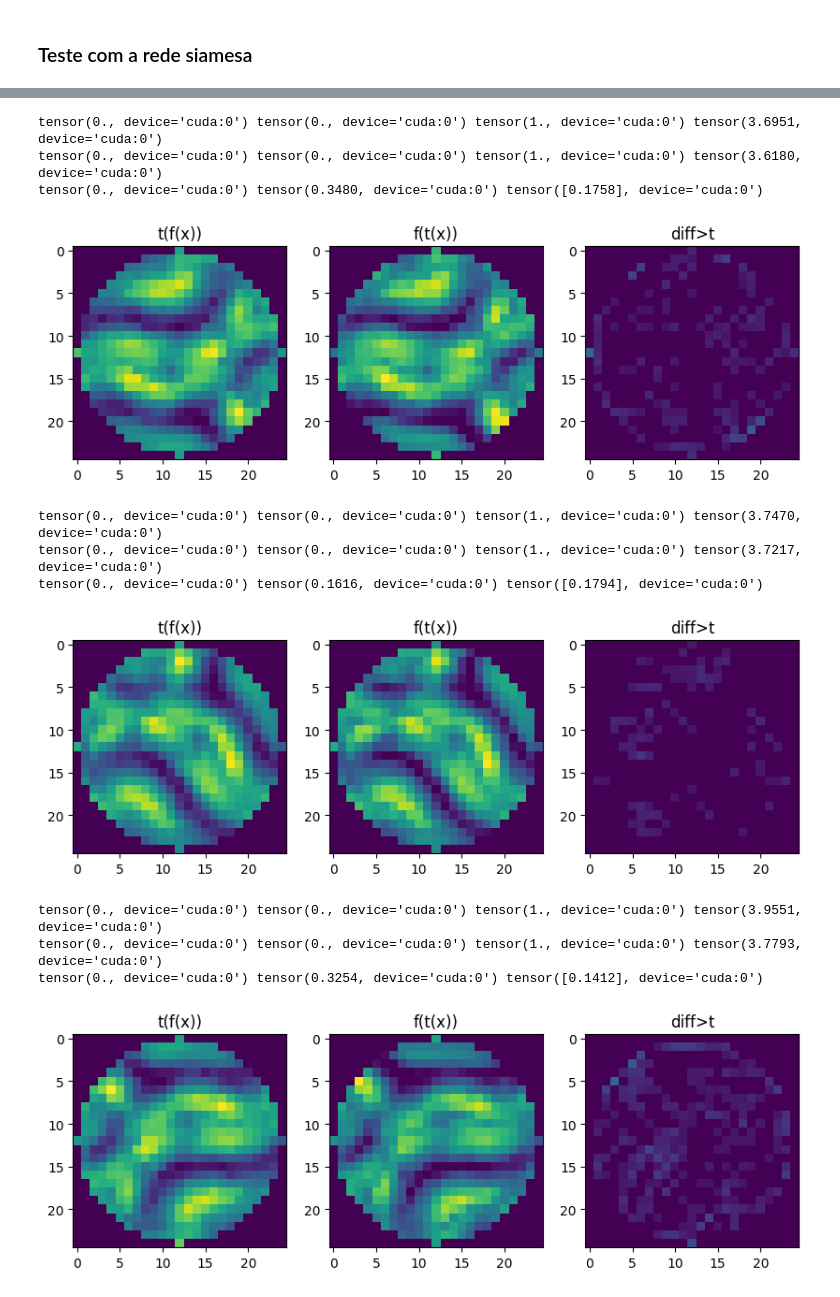
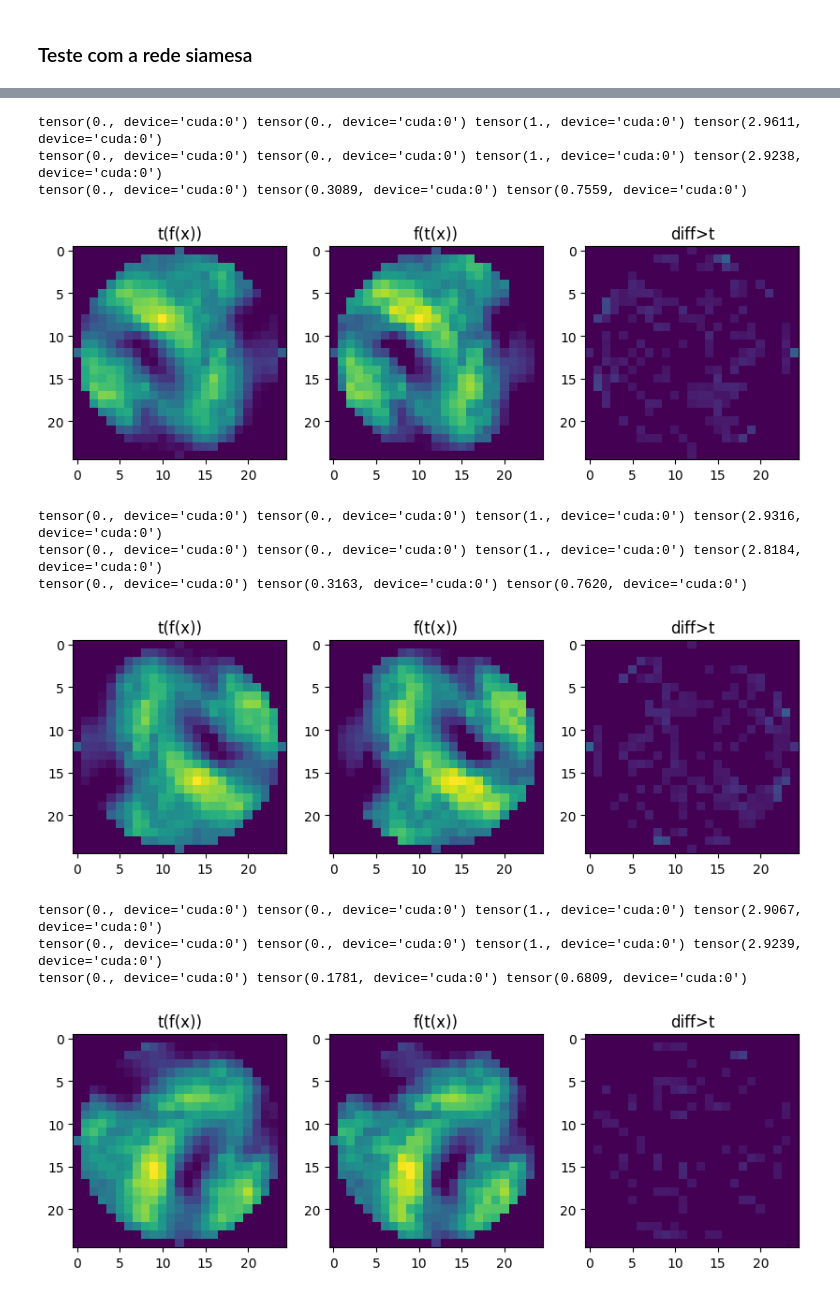
Before and after one commit to binarycode11/singular-points, a Jupyter notebook: siamesa.ipynb, the cells around one changed output, grey strips where cells are left out. Saved outputs shown, nothing was run; the diff lists cells and outputs as text; code cells hidden in the pictures.

```diff
--- a/siamesa.ipynb
+++ b/siamesa.ipynb
@@ -172,8 +170,7 @@ class Discriminator(nn.Module):
         super().__init__()
         #criar camadas densa a partir de x que é uma cnn
         self.dense1 = nn.Linear(2*1*25*25, 256)
-        self.dense2 = nn.Linear(256, 64)
-        self.dense3 = nn.Linear(64, 1)
+        self.dense2 = nn.Linear(256, 128)
         #função de ativação ideal para retornar um valor entre 0 e 1
         self.activation = nn.Sigmoid()
 
@@ -185,8 +182,11 @@ class Discriminator(nn.Module):
         x = torch.cat((flatten_x1,flatten_x2),dim=1)
         x = self.dense1(x)
         x = self.dense2(x)
-        x = self.dense3(x)
-        x = self.activation(x)
+        # Calculando a diferença entre os embeddings
+        # diff = flatten_x1 - flatten_x2
+        # Calculando a distância euclidiana
+        distance = torch.norm(x, dim=1)
+        x = self.activation(distance)
         return x
 
 
@@ -203,10 +203,11 @@ class Siamesa(nn.Module):
         return x
 
 
-X1=torch.ones(8,2,31,31).to(device)
+X1=torch.rand(8,2,31,31).to(device)
+X2=torch.rand(8,2,31,31).to(device)
 
 model =Siamesa(n_dim=31,n_channel=2).to(device)
-temp = model(X1,X1)
+temp = model(X1,X2)
 
-temp.shape
+temp
 # %% [output]
@@ -261,7 +263,7 @@ def test(model,test_loader,loss_fn,device='cpu'):
 
 #Create methods to calculate loss
 def loss_fn(output_pos,output_neg):
-    margim = 0.4
+    margim = 0.5
     zero = torch.tensor(0.,requires_grad=True).to(output_pos.device)
     loss = output_pos - output_neg + margim
     loss = torch.max(torch.tensor(0),loss)
@@ -301,5 +297,5 @@ def train(model,train_loader,test_loader,loss_fn,epochs=10,device='cpu'):
         print(f'Epoch: {epoch}, Train Loss: {loss_train:.4f}, Test Loss: {loss_test:.4f}')
 
 
-train(model,train_loader,test_loader,loss_fn,epochs=25,device=device)
+train(model,train_loader,test_loader,loss_fn,epochs=150,device=device)
 # %% [output]
@@ -351,15 +347,17 @@ model_discriminator = model.discriminator
 torch.manual_seed(42)
 angles =  torch.tensor(np.random.uniform(low=0.0, high=360.0, size=10)//1, dtype=torch.float32).to(device)
 
-c_mask = create_circular_mask(y.shape[2],y.shape[3])
-c_mask = torch.tensor(c_mask).to(device)
+
 
 iterator=iter(test_loader)
 data = next(iterator)
 index = 5
 with torch.no_grad():
     y = model_feature(data)
-    show_images(normalize_tensor(data[index,0]),normalize_tensor(data[index,1]),normalize_tensor(y[index,0]),title1="X",title2="y",title3="y")
+    c_mask = create_circular_mask(y.shape[2],y.shape[3])
+    c_mask = torch.tensor(c_mask).to(device)
+
+    show_images(normalize_tensor(data[index,0]),normalize_tensor(data[index,1]),normalize_tensor(y[index,0]),title1="X(NSM)",title2="X(Orie)",title3="y")
     for angle in angles:
         data_rotated, y_rotated = rotate_images(data, y, angle)
         y_rotated2 = model_feature(data_rotated)
@@ -385,12 +383,12 @@ with torch.no_grad():
-tensor(0., device='cuda:0') tensor(0., device='cuda:0') tensor(1., device='cuda:0') tensor(3.6951, device='cuda:0')
-tensor(0., device='cuda:0') tensor(0., device='cuda:0') tensor(1., device='cuda:0') tensor(3.6180, device='cuda:0')
-tensor(0., device='cuda:0') tensor(0.3480, device='cuda:0') tensor([0.1758], device='cuda:0')
+tensor(0., device='cuda:0') tensor(0., device='cuda:0') tensor(1., device='cuda:0') tensor(2.9611, device='cuda:0')
+tensor(0., device='cuda:0') tensor(0., device='cuda:0') tensor(1., device='cuda:0') tensor(2.9238, device='cuda:0')
+tensor(0., device='cuda:0') tensor(0.3089, device='cuda:0') tensor(0.7559, device='cuda:0')
-[figure, old version]
+[figure, new version]
-tensor(0., device='cuda:0') tensor(0., device='cuda:0') tensor(1., device='cuda:0') tensor(3.7470, device='cuda:0')
-tensor(0., device='cuda:0') tensor(0., device='cuda:0') tensor(1., device='cuda:0') tensor(3.7217, device='cuda:0')
-tensor(0., device='cuda:0') tensor(0.1616, device='cuda:0') tensor([0.1794], device='cuda:0')
+tensor(0., device='cuda:0') tensor(0., device='cuda:0') tensor(1., device='cuda:0') tensor(2.9316, device='cuda:0')
+tensor(0., device='cuda:0') tensor(0., device='cuda:0') tensor(1., device='cuda:0') tensor(2.8184, device='cuda:0')
+tensor(0., device='cuda:0') tensor(0.3163, device='cuda:0') tensor(0.7620, device='cuda:0')
-[figure, old version]
+[figure, new version]
-tensor(0., device='cuda:0') tensor(0., device='cuda:0') tensor(1., device='cuda:0') tensor(3.9551, device='cuda:0')
-tensor(0., device='cuda:0') tensor(0., device='cuda:0') tensor(1., device='cuda:0') tensor(3.7793, device='cuda:0')
-tensor(0., device='cuda:0') tensor(0.3254, device='cuda:0') tensor([0.1412], device='cuda:0')
+tensor(0., device='cuda:0') tensor(0., device='cuda:0') tensor(1., device='cuda:0') tensor(2.9067, device='cuda:0')
+tensor(0., device='cuda:0') tensor(0., device='cuda:0') tensor(1., device='cuda:0') tensor(2.9239, device='cuda:0')
+tensor(0., device='cuda:0') tensor(0.1781, device='cuda:0') tensor(0.6809, device='cuda:0')
-[figure, old version]
+[figure, new version]
```
Also changed, not shown: parts of 9 cells of this notebook.
